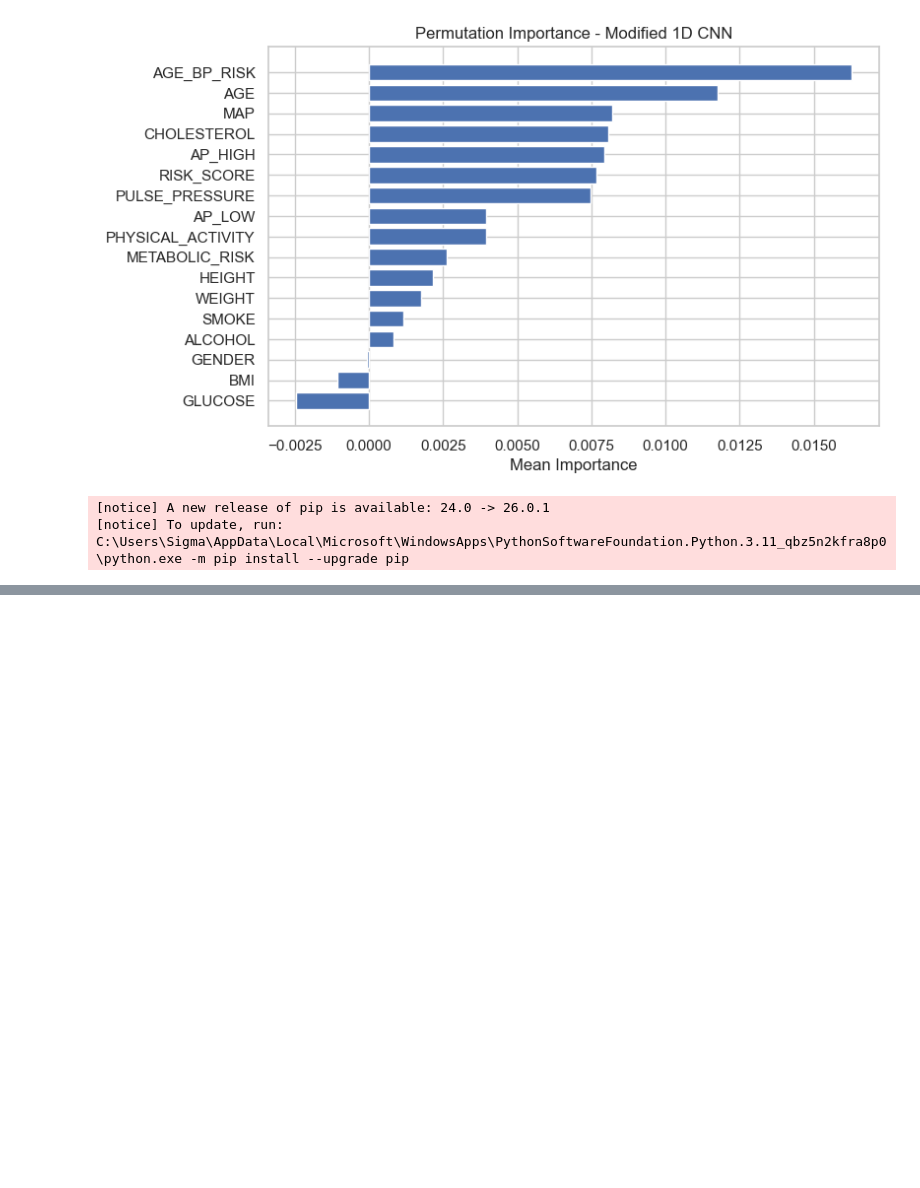
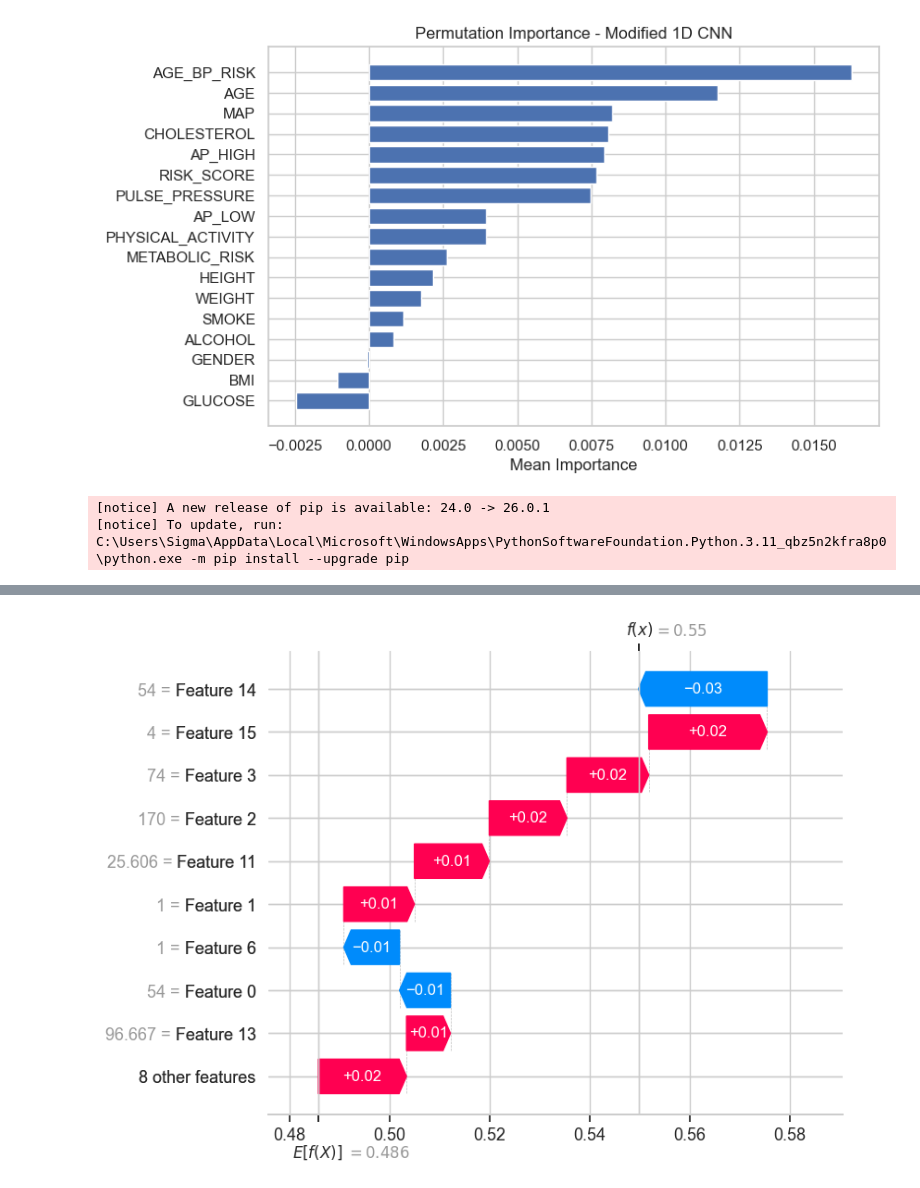
Before and after one commit to Mazen-980/Team11_repo, a Jupyter notebook: mazen.ipynb, the cells around one changed output, grey strips where cells are left out. Drawn from its saved outputs; the diff is of its cells as text; code cells hidden in the pictures; blank space fills up the shorter version.

```diff
--- a/mazen.ipynb
+++ b/mazen.ipynb
@@ -1261,6 +1274,8 @@ shap.plots.bar(shap_values_rf)
 # %%
 sample_index = 0
-shap.plots.waterfall(shap_values_rf[sample_index])
+shap.plots.waterfall(shap_values_rf[sample_index, :, 1])
+# %% [output]
+[figure, added]
 # %%
 from sklearn.inspection import PartialDependenceDisplay
 
```
Also changed, not shown: parts of 7 cells of this notebook.
